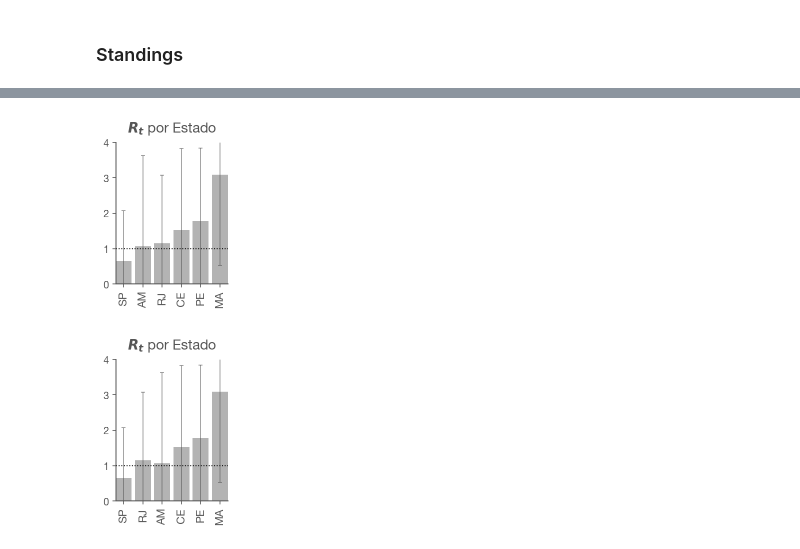
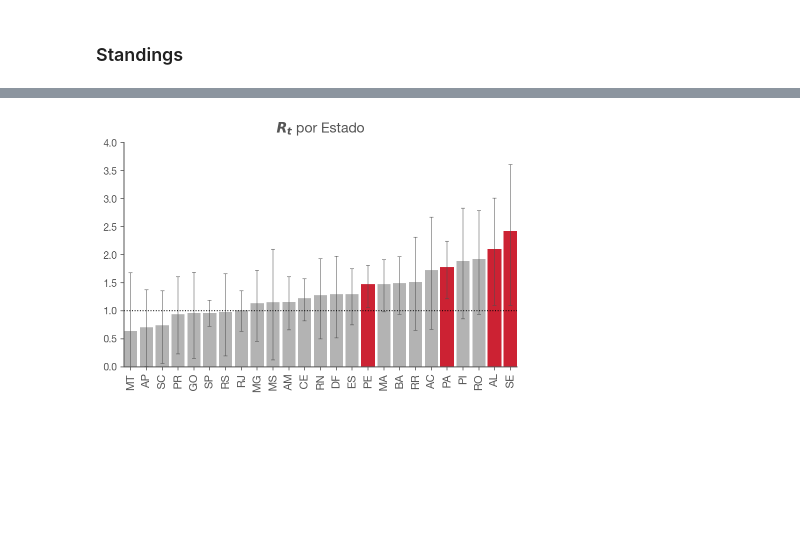
Before and after one commit to fserb/covid19-rt, a Jupyter notebook: Rt.br.ipynb, the cells around one changed output, grey strips where cells are left out. Saved outputs shown, nothing was run; the diff lists cells and outputs as text; code cells hidden in the pictures; blank space fills up the shorter version.

```diff
--- a/Rt.br.ipynb
+++ b/Rt.br.ipynb
@@ -279,9 +277,27 @@ Load US state case data from covid.saude.gov.br
 # %%
 url = 'covid.csv'
 states = pd.read_csv(url,
-                     usecols=['data', 'estado', 'obitosAcumulados'],
+                     usecols=['data', 'estado', 'casosAcumulados', 'obitosAcumulados'],
                      sep=';',
                      dayfirst=True,
                      parse_dates=['data'],
                      index_col=['estado', 'data'],
                      squeeze=True).sort_index()
+
+DEATH_RATE = 7/100
+
+pd.set_option('mode.use_inf_as_na', True)
+deathsBack = states['obitosAcumulados'].shift(-12).mul(1/DEATH_RATE)
+casesBack = states['casosAcumulados']
+
+error = (deathsBack/casesBack).mean()
+print(error)
+
+realCases = deathsBack.combine(casesBack.mul(error), np.maximum)
+
+S = "SP"
+states['casosAcumulados'].xs(S).plot()
+states['obitosAcumulados'].xs(S).plot()
+realCases.xs(S).plot()
+
+states = realCases
@@ -292,15 +311,16 @@ Also, case reporting is very erratic based on testing backlogs, etc. To get the
 # %%
 state_name = 'SP'
 
-def prepare_cases(cases, cutoff=1):
+def prepare_cases(cases, cutoff=25):
     new_cases = cases.diff()
 
     # CHANGE: rolling average instead of gaussian.
     # CHANGE: not rounded.
-    smoothed = new_cases.rolling(7,
+    smoothed = new_cases.rolling(7).mean().rolling(7,
         win_type='gaussian',
         center=True,
         min_periods=1).mean(std=2).round()
+
 
     idx_start = np.searchsorted(smoothed, cutoff)
 
@@ -309,11 +329,9 @@ def prepare_cases(cases, cutoff=1):
 
     return original, smoothed
 
-cases = states.xs(state_name).rename(f"{state_name} cases")
+original, smoothed = prepare_cases(states.xs(state_name))
 
-original, smoothed = prepare_cases(cases)
-
-original.plot(title=f"{state_name} New Deaths per Day",
+original.plot(title=f"{state_name} New Cases per Day",
                c='k',
                linestyle=':',
                alpha=.5,
@@ -635,6 +653,7 @@ Given that we've selected the optimal $\sigma$, let's grab the precalculated pos
 final_results = None
 
 for state_name, result in results.items():
+    if state_name in FILTERED_REGION_CODES: continue
     print(state_name)
     posteriors = result['posteriors'][max_likelihood_index]
     hdis_90 = highest_density_interval(posteriors, p=.9)
@@ -758,44 +762,41 @@ plot_standings(mr);
 filtered = final_results.index.get_level_values(0).isin(FILTERED_REGIONS)
 mr = final_results.loc[~filtered].groupby(level=0)[['ML', 'High_90', 'Low_90']].last()
 
+# 507x285
 def plot_standings(mr, figsize=None, title='$R_t$ por Estado'):
     if not figsize:
         figsize = ((15.9/50)*len(mr)+.1,2.5)
 
     fig, ax = plt.subplots(figsize=figsize)
 
     ax.set_title(title)
     err = mr[['Low_90', 'High_90']].sub(mr['ML'], axis=0).abs()
     bars = ax.bar(mr.index,
                   mr['ML'],
                   width=.825,
                   color=FULL_COLOR,
                   ecolor=ERROR_BAR_COLOR,
                   capsize=2,
                   error_kw={'alpha':.5, 'lw':1},
                   yerr=err.values.T)
 
     for bar, state_name in zip(bars, mr.index):
-        if state_name in no_lockdown:
-            bar.set_color(NONE_COLOR)
-        if state_name in partial_lockdown:
-            bar.set_color(PARTIAL_COLOR)
+        if mr['Low_90'][state_name] > 1:
+            bar.set_color("#C23")
+        if mr['High_90'][state_name] < 1:
+            bar.set_color("#090")
 
     labels = mr.index.to_series()
     ax.set_xticklabels(labels, rotation=90, fontsize=11)
     ax.margins(0)
     ax.set_ylim(0,4.)
     ax.axhline(1.0, linestyle=':', color='k', lw=1)
 
     fig.set_facecolor('w')
     return fig, ax
 
 mr.sort_values('ML', inplace=True)
-plot_standings(mr);
+fig, ax = plot_standings(mr, (507/72, 285/72))
+fig.savefig("images/perstate.png")
 # %% [output]
-[figure, old version]
+[figure, new version]
-# %%
-mr.sort_values('High_90', inplace=True)
-plot_standings(mr);
-# %% [output]
-[figure, removed]
```
Also changed, not shown: parts of 19 cells of this notebook, 28 other files.
